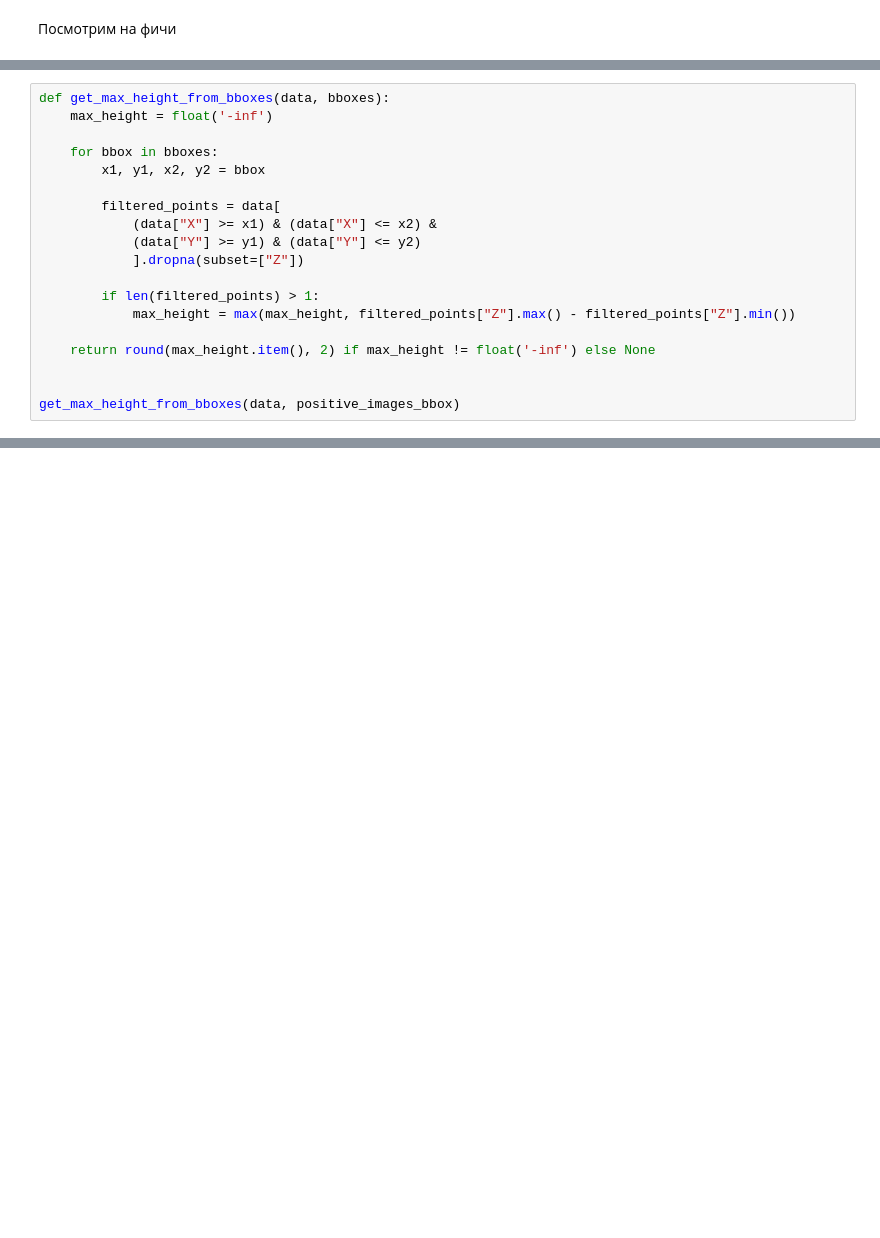
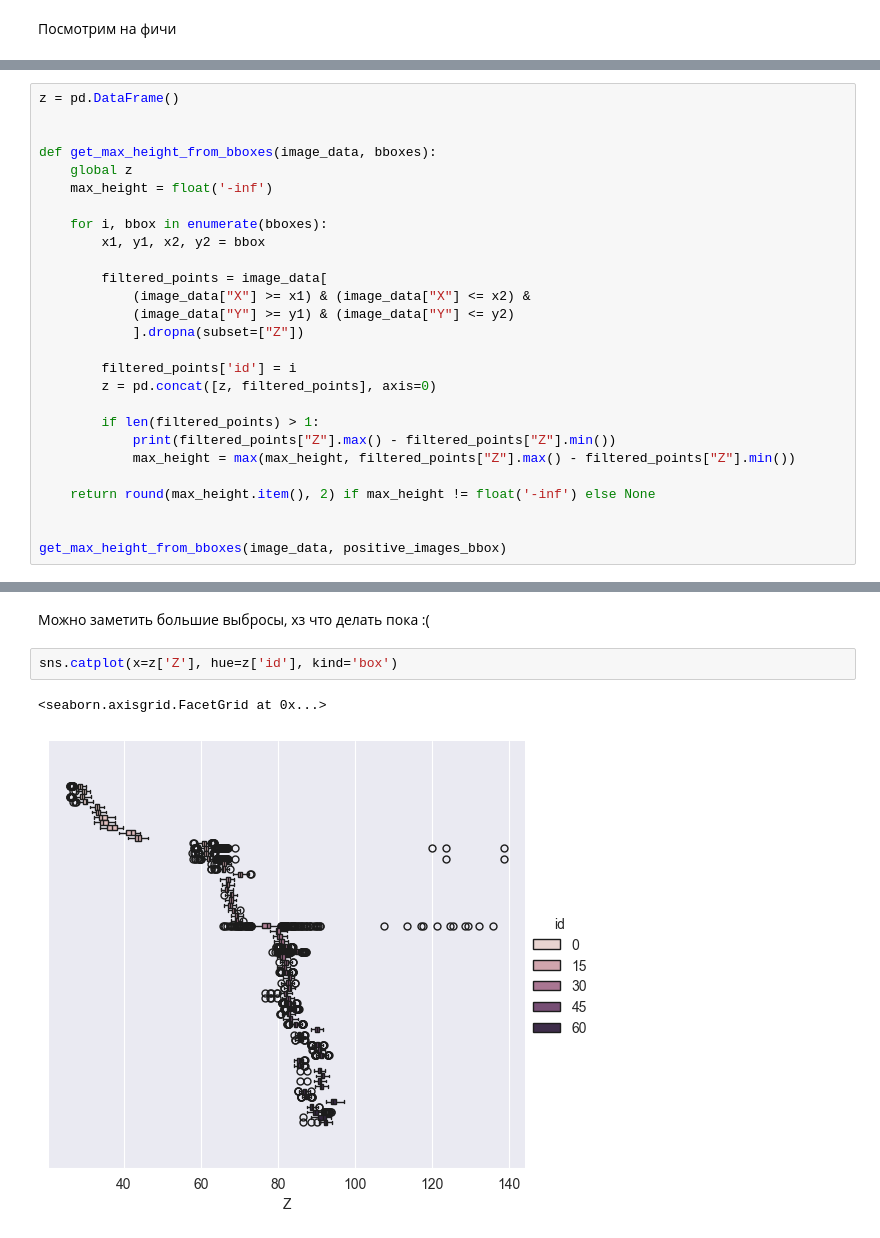
Before and after one commit to merkulovsvt/NN_task, a Jupyter notebook: CV_3D.ipynb, the cells around one changed output, grey strips where cells are left out. Cells and saved outputs as stored; diff of their text form; blank space fills up the shorter version.

```diff
--- a/CV_3D.ipynb
+++ b/CV_3D.ipynb
@@ -1036,20 +1027,28 @@ plt.imshow(positive_images[0], cmap='gray')
 # %%
-def get_max_height_from_bboxes(data, bboxes):
+z = pd.DataFrame()
+
+
+def get_max_height_from_bboxes(image_data, bboxes):
+    global z
     max_height = float('-inf')
 
-    for bbox in bboxes:
+    for i, bbox in enumerate(bboxes):
         x1, y1, x2, y2 = bbox
 
-        filtered_points = data[
-            (data["X"] >= x1) & (data["X"] <= x2) &
-            (data["Y"] >= y1) & (data["Y"] <= y2)
+        filtered_points = image_data[
+            (image_data["X"] >= x1) & (image_data["X"] <= x2) &
+            (image_data["Y"] >= y1) & (image_data["Y"] <= y2)
             ].dropna(subset=["Z"])
 
+        filtered_points['id'] = i
+        z = pd.concat([z, filtered_points], axis=0)
+
         if len(filtered_points) > 1:
+            print(filtered_points["Z"].max() - filtered_points["Z"].min())
             max_height = max(max_height, filtered_points["Z"].max() - filtered_points["Z"].min())
 
     return round(max_height.item(), 2) if max_height != float('-inf') else None
 
 
-get_max_height_from_bboxes(data, positive_images_bbox)
+get_max_height_from_bboxes(image_data, positive_images_bbox)
 # %% [output]
@@ -1056,0 +1073,7 @@ get_max_height_from_bboxes(data, positive_images_bbox)
+# %% [markdown]
+Можно заметить большие выбросы, хз что делать пока :(
+# %%
+sns.catplot(x=z['Z'], hue=z['id'], kind='box')
+# %% [output]
+<seaborn.axisgrid.FacetGrid at 0x...>
+[figure, added]
```
Also changed, not shown: parts of 40 cells of this notebook, 6 other files.
